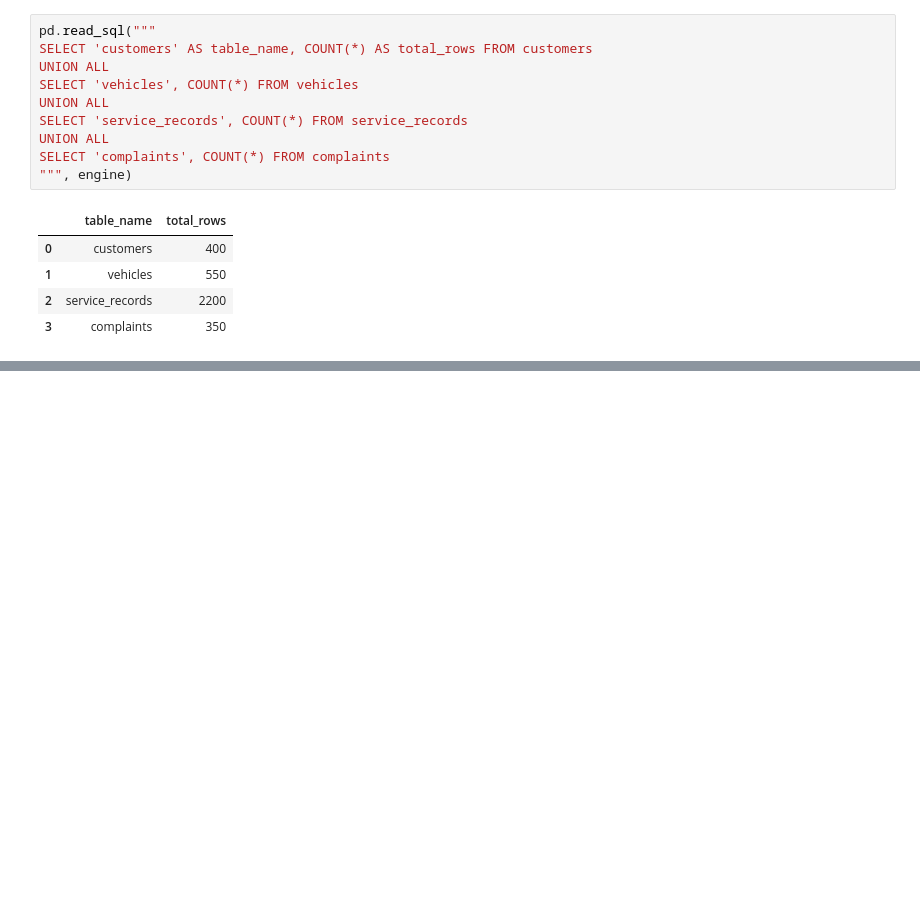
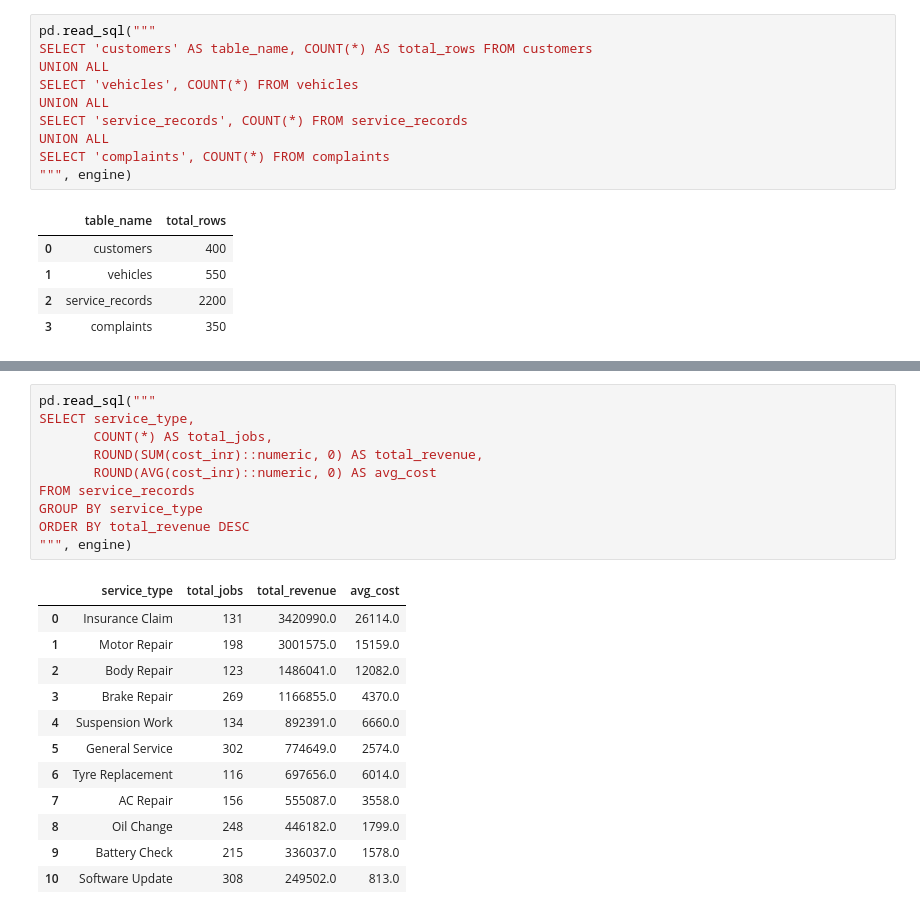
Before and after one commit to Namishkaushik/Projects, a Jupyter notebook: Project-4 Vulcan/2. sql_analysis.ipynb, the cells around one changed output, grey strips where cells are left out. Drawn from its saved outputs; the diff is of its cells as text; blank space fills up the shorter version.

```diff
--- a/Project-4 Vulcan/2. sql_analysis.ipynb
+++ b/Project-4 Vulcan/2. sql_analysis.ipynb
@@ -88,0 +124,23 @@ SELECT 'complaints', COUNT(*) FROM complaints
+# %%
+pd.read_sql("""
+SELECT service_type,
+       COUNT(*) AS total_jobs,
+       ROUND(SUM(cost_inr)::numeric, 0) AS total_revenue,
+       ROUND(AVG(cost_inr)::numeric, 0) AS avg_cost
+FROM service_records
+GROUP BY service_type
+ORDER BY total_revenue DESC
+""", engine)
+# %% [output]
+|  | service_type | total_jobs | total_revenue | avg_cost |
+| 0 | Insurance Claim | 131 | 3420990.0 | 26114.0 |
+| 1 | Motor Repair | 198 | 3001575.0 | 15159.0 |
+| 2 | Body Repair | 123 | 1486041.0 | 12082.0 |
+| 3 | Brake Repair | 269 | 1166855.0 | 4370.0 |
+| 4 | Suspension Work | 134 | 892391.0 | 6660.0 |
+| 5 | General Service | 302 | 774649.0 | 2574.0 |
+| 6 | Tyre Replacement | 116 | 697656.0 | 6014.0 |
+| 7 | AC Repair | 156 | 555087.0 | 3558.0 |
+| 8 | Oil Change | 248 | 446182.0 | 1799.0 |
+| 9 | Battery Check | 215 | 336037.0 | 1578.0 |
+| 10 | Software Update | 308 | 249502.0 | 813.0 |
```
Also changed, not shown: parts of 36 cells of this notebook, 1 other file.
